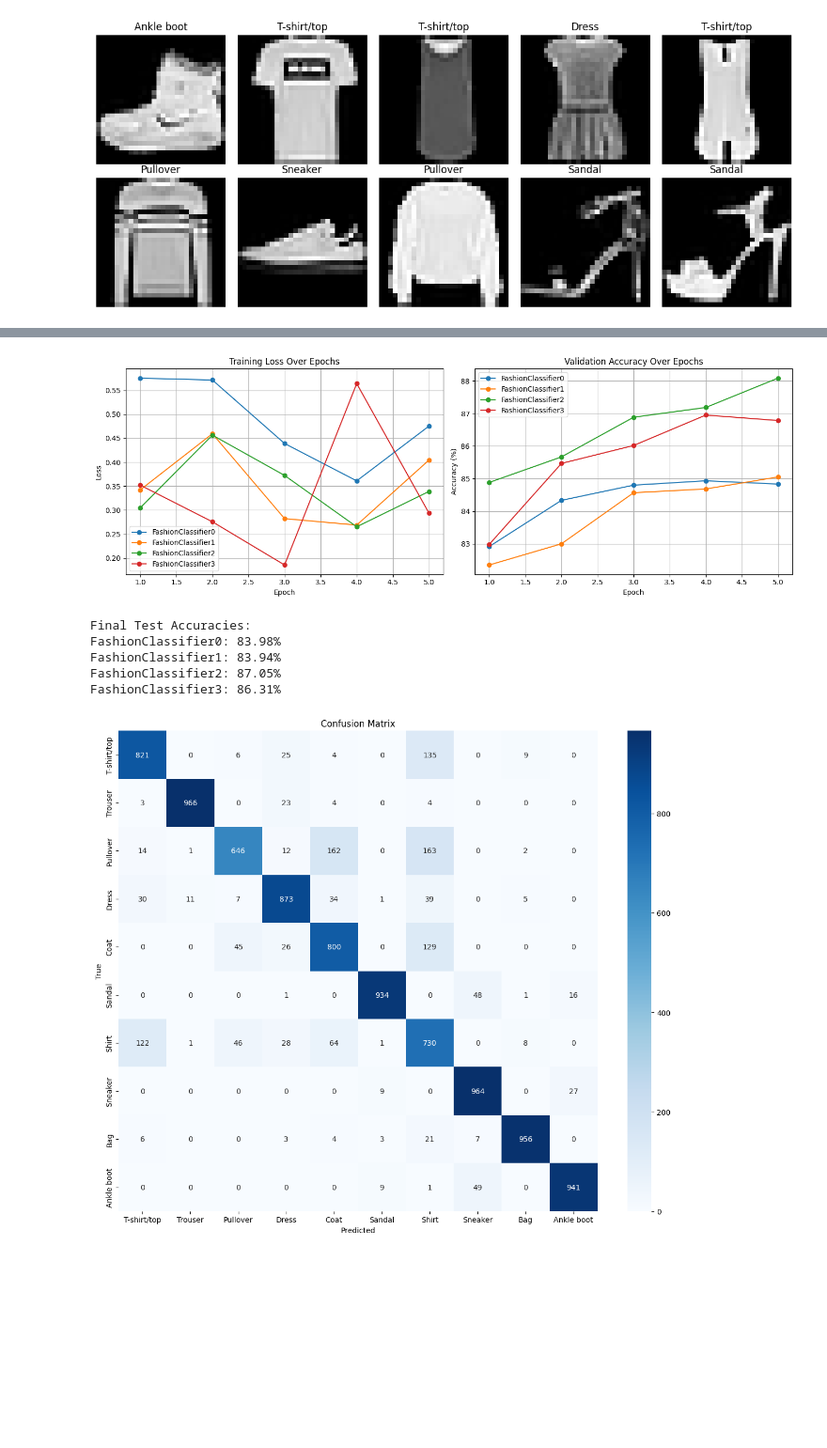
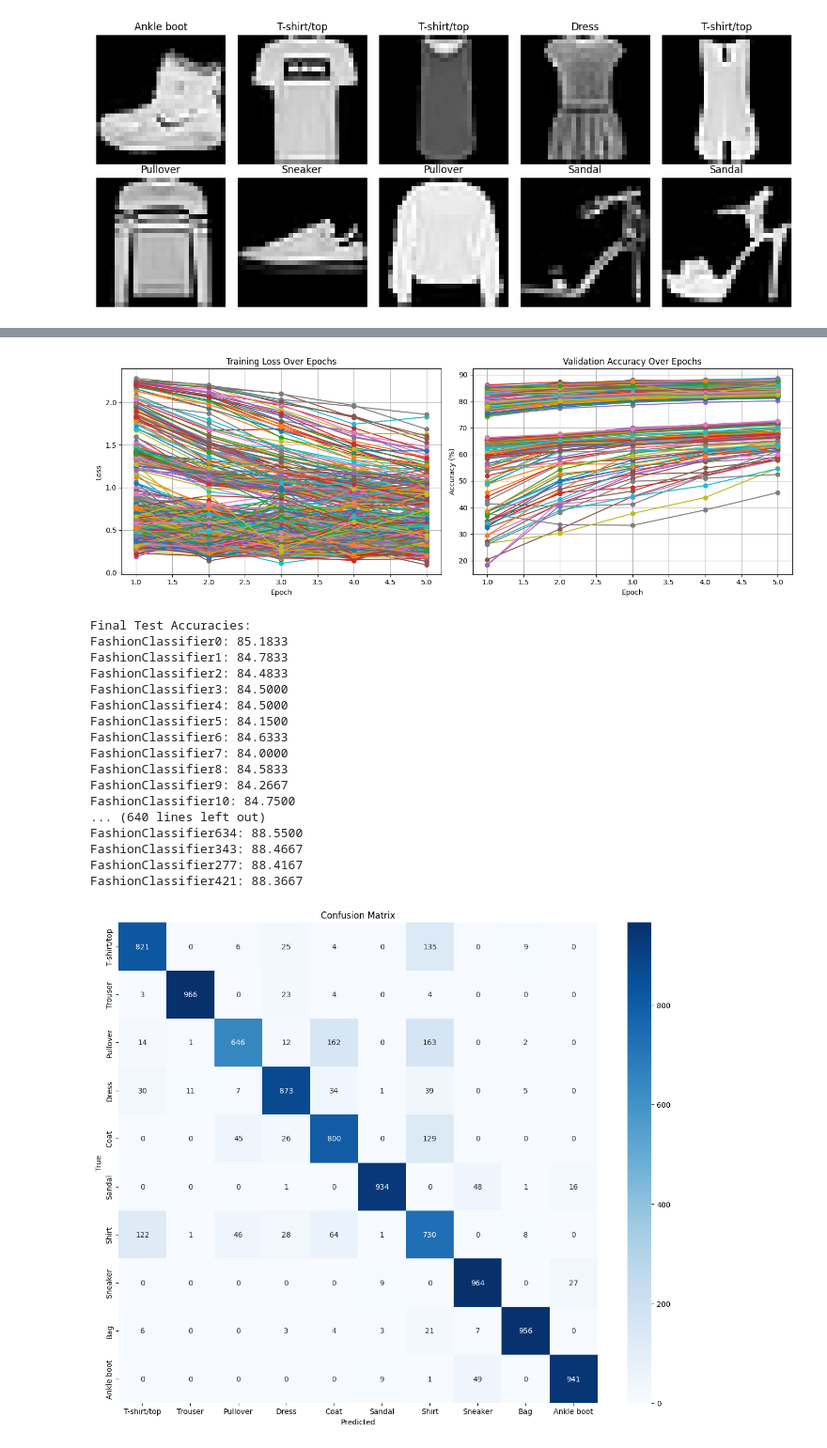
Before and after one commit to mwpersson/mini-project-4, a Jupyter notebook: notebooks/fashion_classifier.ipynb, the cells around one changed output, grey strips where cells are left out. Shown at 94% size. Saved outputs shown, nothing was run; the diff lists cells and outputs as text; code cells hidden in the pictures; blank space fills up the shorter version.

Commit message:
trained 649 model permutations (WIP)

```diff
--- a/notebooks/fashion_classifier.ipynb
+++ b/notebooks/fashion_classifier.ipynb
@@ -205,0 +122,24 @@ Accuracy: 86.31%
+# %%
+hidden_layers = [1, 2, 3]
+activation_functions = [nn.ReLU(), nn.LeakyReLU(), nn.ELU()]
+hidden_layer_sizes = [64, 128, 256, 512]
+optimizers = [torch.optim.Adam, torch.optim.AdamW, torch.optim.SGD]
+batch_norm_options = [False, True]
+dropout_probabilities = [0.0, 0.3, 0.5]
+
+for hl in hidden_layers:
+    for af in activation_functions:
+        for hls in hidden_layer_sizes:
+            for opt in optimizers:
+                for bn in batch_norm_options:
+                    for dp in dropout_probabilities:
+                        print(f"Testing configuration: hidden_layers={hl}, activation_fn={af.__class__.__name__}, hidden_size={hls}, optimizer={opt.__name__}, batch_norm={bn}, dropout_prob={dp}")
+                        classifier = model.FashionClassifier(hidden_layers=hl, activation_fn=af, hidden_size=hls, dropout_prob=dp, batch_norm=bn)
+                        criterion = nn.CrossEntropyLoss()
+                        optimizer_instance = opt(classifier.parameters(), lr=0.001)
+                        classifier = classifier.to(device)
+                        loss_history, accuracy_history = train.train_model(classifier, train_loader, val_loader, criterion, optimizer_instance, epochs=5, device=device)
+                        test_accuracy = train.evaluate_model(classifier, test_loader, device=device)
+                        print(f"Test Accuracy: {test_accuracy:.4f}")
+                        loss_histories.append(loss_history)
+                        accuracy_histories.append(accuracy_history)
@@ -206,42 +164,56 @@ Accuracy: 86.31%
 # %%
 # Plot loss histories
 plt.figure(figsize=(14, 5))
 
 plt.subplot(1, 2, 1)
 for i, loss_history in enumerate(loss_histories):
     plt.plot(range(1, len(loss_history) + 1), loss_history, marker='o', label=f'FashionClassifier{i}')
 plt.xlabel('Epoch')
 plt.ylabel('Loss')
 plt.title('Training Loss Over Epochs')
-plt.legend()
 plt.grid(True)
 
 # Plot accuracy histories
 plt.subplot(1, 2, 2)
 for i, accuracy_history in enumerate(accuracy_histories):
     plt.plot(range(1, len(accuracy_history) + 1), accuracy_history, marker='o', label=f'FashionClassifier{i}')
 plt.xlabel('Epoch')
 plt.ylabel('Accuracy (%)')
 plt.title('Validation Accuracy Over Epochs')
-plt.legend()
 plt.grid(True)
 
 plt.tight_layout()
 plt.show()
 
 # Print final test accuracies
 print("\nFinal Test Accuracies:")
-print(f"FashionClassifier0: {FashionClassifier0_accuracy:.2f}%")
-print(f"FashionClassifier1: {FashionClassifier1_accuracy:.2f}%")
-print(f"FashionClassifier2: {FashionClassifier2_accuracy:.2f}%")
-print(f"FashionClassifier3: {FashionClassifier3_accuracy:.2f}%")
+for i, accuracy_history in enumerate(accuracy_histories):
+    print(f"FashionClassifier{i}: {accuracy_history[-1]:.4f}")
+
+top_accuracies = sorted([(i, acc[-1]) for i, acc in enumerate(accuracy_histories)], key=lambda x: x[1], reverse=True)[:5]
+
+print("Top 5 Configurations: ")
+for i, (idx, acc) in enumerate(top_accuracies):
+    print(f"FashionClassifier{idx}: {acc:.4f}")
 # %% [output]
-[figure, old version]
+[figure, new version]
 Final Test Accuracies:
-FashionClassifier0: 83.98%
-FashionClassifier1: 83.94%
-FashionClassifier2: 87.05%
-FashionClassifier3: 86.31%
+FashionClassifier0: 85.1833
+FashionClassifier1: 84.7833
+FashionClassifier2: 84.4833
+FashionClassifier3: 84.5000
+FashionClassifier4: 84.5000
+FashionClassifier5: 84.1500
+FashionClassifier6: 84.6333
+FashionClassifier7: 84.0000
+FashionClassifier8: 84.5833
+FashionClassifier9: 84.2667
+FashionClassifier10: 84.7500
+... (640 lines left out)
+FashionClassifier634: 88.5500
+FashionClassifier343: 88.4667
+FashionClassifier277: 88.4167
+FashionClassifier421: 88.3667
 # %%
 from sklearn.metrics import confusion_matrix
 import seaborn as sns
```
Also changed, not shown: parts of 5 cells of this notebook, 1 other file.
